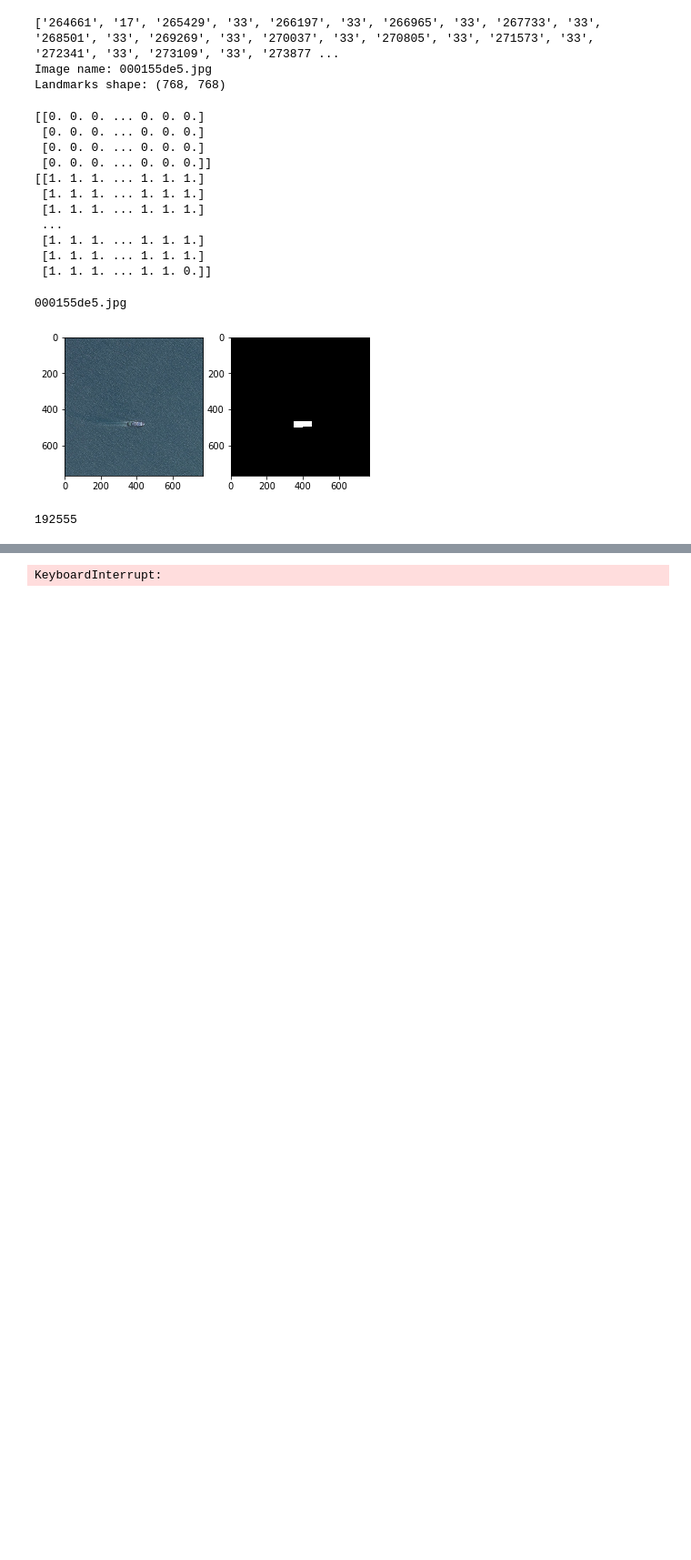
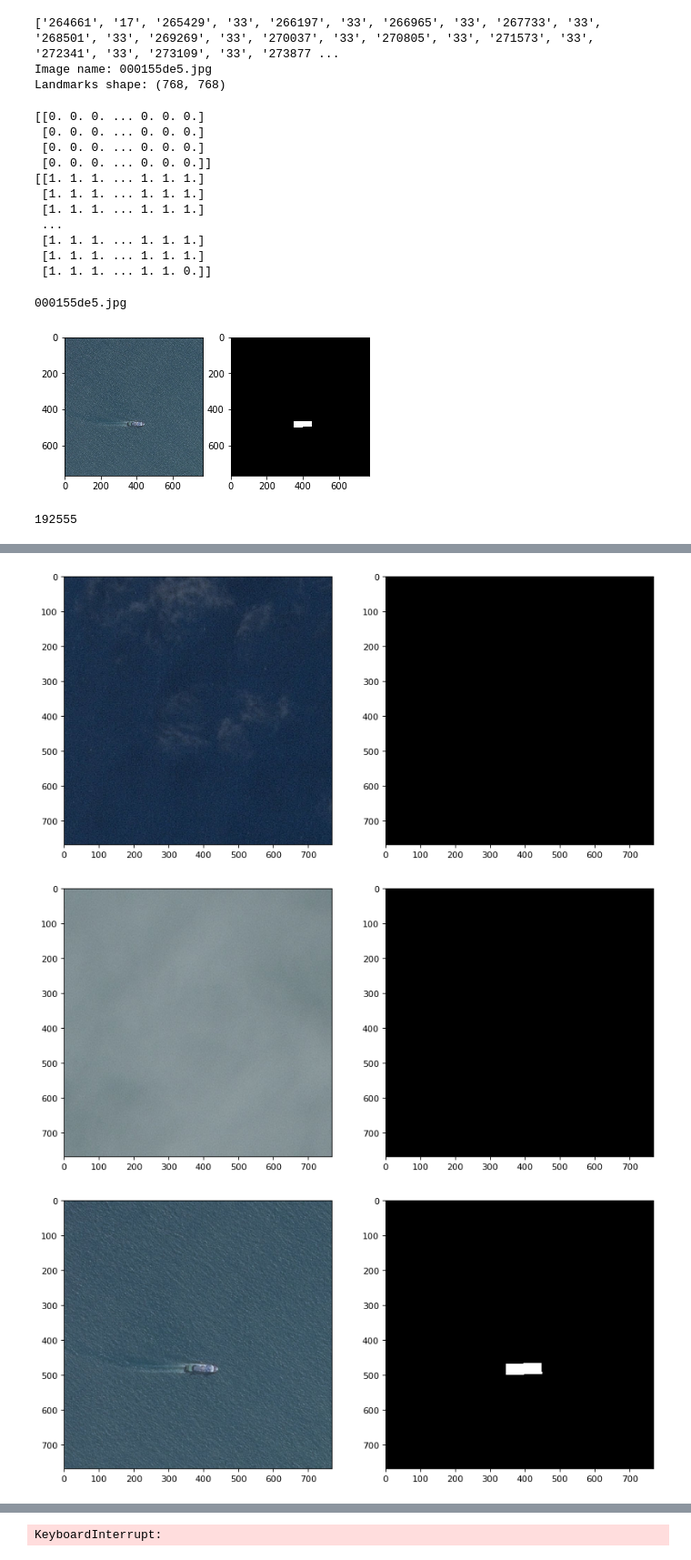
Before and after one commit to tetolab/shipdet, a Jupyter notebook: shipdet.ipynb, the cells around one changed output, grey strips where cells are left out. Shown at 91% size. Drawn from its saved outputs; the diff is of its cells as text; code cells hidden in the pictures; blank space fills up the shorter version.

```diff
--- a/shipdet.ipynb
+++ b/shipdet.ipynb
@@ -92,8 +92,10 @@ class ToTensor(object):
         image = image.transpose((2, 0, 1)).astype(np.float32) / 255
         #loc_image = loc_image.transpose((2, 0, 1))
         loc_image = loc_image.reshape(1, loc_image.shape[0], loc_image.shape[1]).astype(np.float32) / 255
+        contains_ship = np.asarray([1, 0], dtype=np.float32) if np.count_nonzero(loc_image) == 0 else np.asarray([0,1],dtype=np.float32)
         return {'image': torch.from_numpy(image),
-                'loc_image': torch.from_numpy(loc_image)}
+                'loc_image': torch.from_numpy(loc_image),
+                'contains_ship': torch.from_numpy(contains_ship)}
 # %%
 class ShipData(Dataset):
     def __init__(self):
@@ -115,7 +117,7 @@ class ShipData(Dataset):
 
         loc_image = rle_decode(ship_loc_data)
 
-        sample = {'image': image, 'loc_image': loc_image }
+        sample = {'image': image, 'loc_image': loc_image}
         return sample
 
 
@@ -132,7 +134,7 @@ class MergeShipData(Dataset):
     def _get_blank_sample(self):
         image = np.zeros((image_height, image_width, 3))
         loc_image = rle_decode([])
-        return {"image": image, "loc_image": loc_image}
+        return {"image": image, "loc_image": loc_image, 'contains_ship': 0}
 
     def _get_image_mask(self, idx):
         image_name = self.ships_dataframe.iloc[idx, 0]
@@ -200,7 +222,11 @@ def plot_sample(sample):
     plt.imshow(loc_image, 'gray')
     plt.pause(0.001)  # pause a bit so that plots are updated
 # %%
-number_to = 1
-number_from = 1
+number_to = 5
+number_from = 0
 for i in range(number_from, number_to):
     plot_sample(sd[i])
+# %% [output]
+[figure, added]
+[figure, added]
+[figure, added]
```
Also changed, not shown: parts of 9 cells of this notebook.
